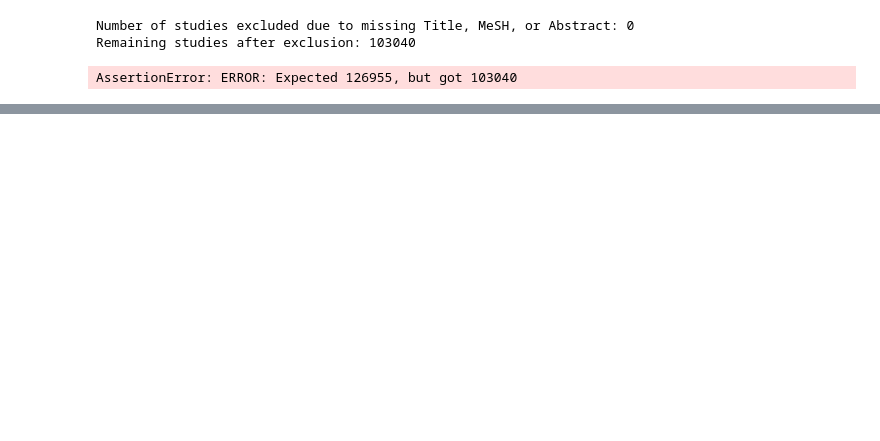
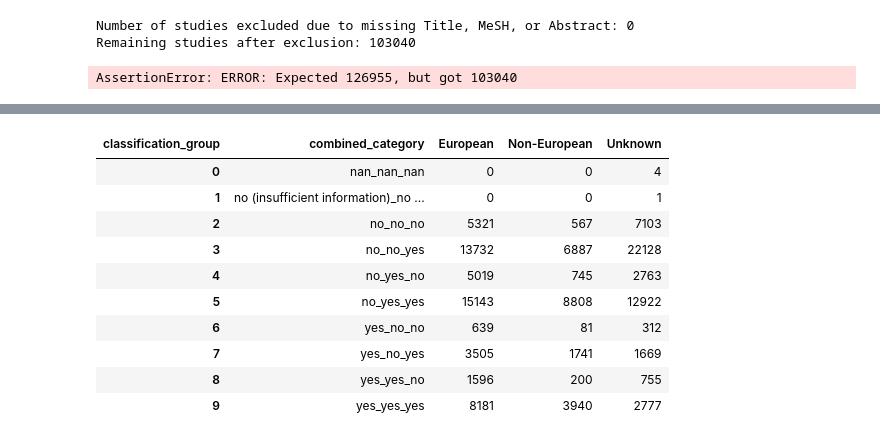
Before and after one commit to chroniq-lab/equity_precision_llm, a Jupyter notebook: preprocessing/epl05 chatgpt output of unattributable.ipynb, the cells around one changed output, grey strips where cells are left out. Cells and saved outputs as stored; diff of their text form; code cells hidden in the pictures; blank space fills up the shorter version.

Commit message:
Updated counts for European and Non-European

```diff
--- a/preprocessing/epl05 chatgpt output of unattributable.ipynb
+++ b/preprocessing/epl05 chatgpt output of unattributable.ipynb
@@ -20,8 +20,8 @@ elif os.getlogin()=='aamnasoniwala':
     path_equity_precision_llm_folder = "/Users/aamnasoniwala/Library/CloudStorage/OneDrive-Emory/Global Equity in Diabetes Precision Medicine LLM"
     path_equity_precision_llm_repo = '/Users/aamnasoniwala/code/equity_precision_llm'
 
-path_equity_precision_llm_folder = "/Users/aamnasoniwala/Library/CloudStorage/OneDrive-Emory/Global Equity in Diabetes Precision Medicine LLM"
-path_equity_precision_llm_repo = '/Users/aamnasoniwala/code/equity_precision_llm'
+# path_equity_precision_llm_folder = "/Users/aamnasoniwala/Library/CloudStorage/OneDrive-Emory/Global Equity in Diabetes Precision Medicine LLM"
+# path_equity_precision_llm_repo = '/Users/aamnasoniwala/code/equity_precision_llm'
 
 excel_path = path_equity_precision_llm_folder + "/llm training/Unclassified Splits/Unattributable Part "
 # path_equity_precision_llm_repo = os.path.abspath("").replace("preprocessing", "")
@@ -270 +310,51 @@ AssertionError: ERROR: Expected 129,157, but got 126955
+# %%
+# Step 6: Categorize studies into European vs. Non-European vs. Unknown (without duplicates)
+def classify_region(regions):
+    classification = set()
+    if any(r in EUROPEAN_REGIONS for r in regions):
+        classification.add('European')
+    if any(r in NON_EUROPEAN_REGIONS for r in regions):
+        classification.add('Non-European')
+    if not classification:
+        classification.add('Unknown')
+    return classification
+
+merged_df_unattributable_after_exclusion['classification_group'] = merged_df_unattributable_after_exclusion['normalized_regions'].apply(classify_region)
+
+# Compute total counts per classification group
+group_totals = merged_df_unattributable_after_exclusion['classification_group'].value_counts()
+# %%
+
+expanded_rows_region = []
+for _, row in merged_df_unattributable_after_exclusion.iterrows():
+    for group in row['classification_group']:
+        new_row = row.copy()
+        new_row['classification_group'] = group
+        expanded_rows_region.append(new_row)
+
+# Create expanded DataFrame for regional counts
+expanded_df_region = pd.DataFrame(expanded_rows_region)
+expanded_df_region.shape
+
+
+summary_expanded_df_region = crosstab_summary(expanded_df_region, categories, region_col='classification_group')
+# %%
+# Step 6: Save the expanded output for regions
+output_path_group = path_equity_precision_llm_repo + '/preprocessing/epl05_combined_output_Unattributable by group.csv'
+summary_expanded_df_region.to_csv(output_path_group, index=False)
+
+# Display summary
+display(summary_expanded_df_region)
+# %% [output]
+| classification_group | combined_category | European | Non-European | Unknown |
+| 0 | nan_nan_nan | 0 | 0 | 4 |
+| 1 | no (insufficient information)_no ... | 0 | 0 | 1 |
+| 2 | no_no_no | 5321 | 567 | 7103 |
+| 3 | no_no_yes | 13732 | 6887 | 22128 |
+| 4 | no_yes_no | 5019 | 745 | 2763 |
+| 5 | no_yes_yes | 15143 | 8808 | 12922 |
+| 6 | yes_no_no | 639 | 81 | 312 |
+| 7 | yes_no_yes | 3505 | 1741 | 1669 |
+| 8 | yes_yes_no | 1596 | 200 | 755 |
+| 9 | yes_yes_yes | 8181 | 3940 | 2777 |
 # %%
```
Also changed, not shown: parts of 11 cells of this notebook, 3 other files.
